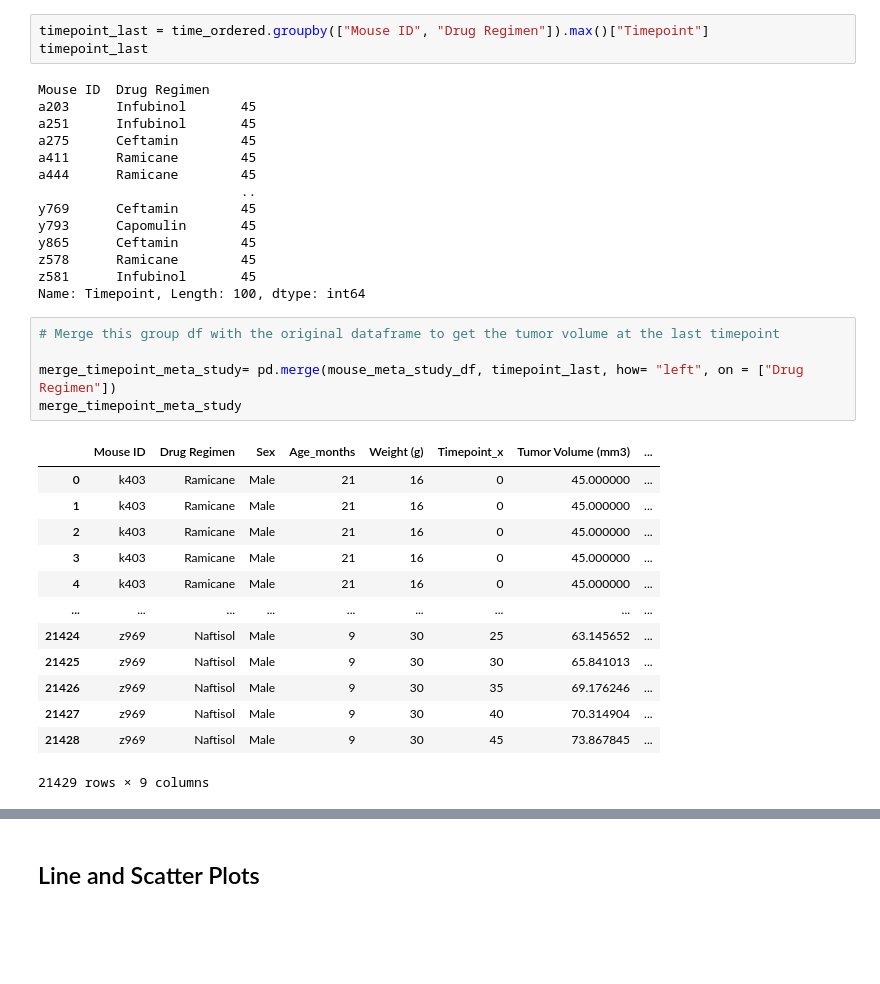
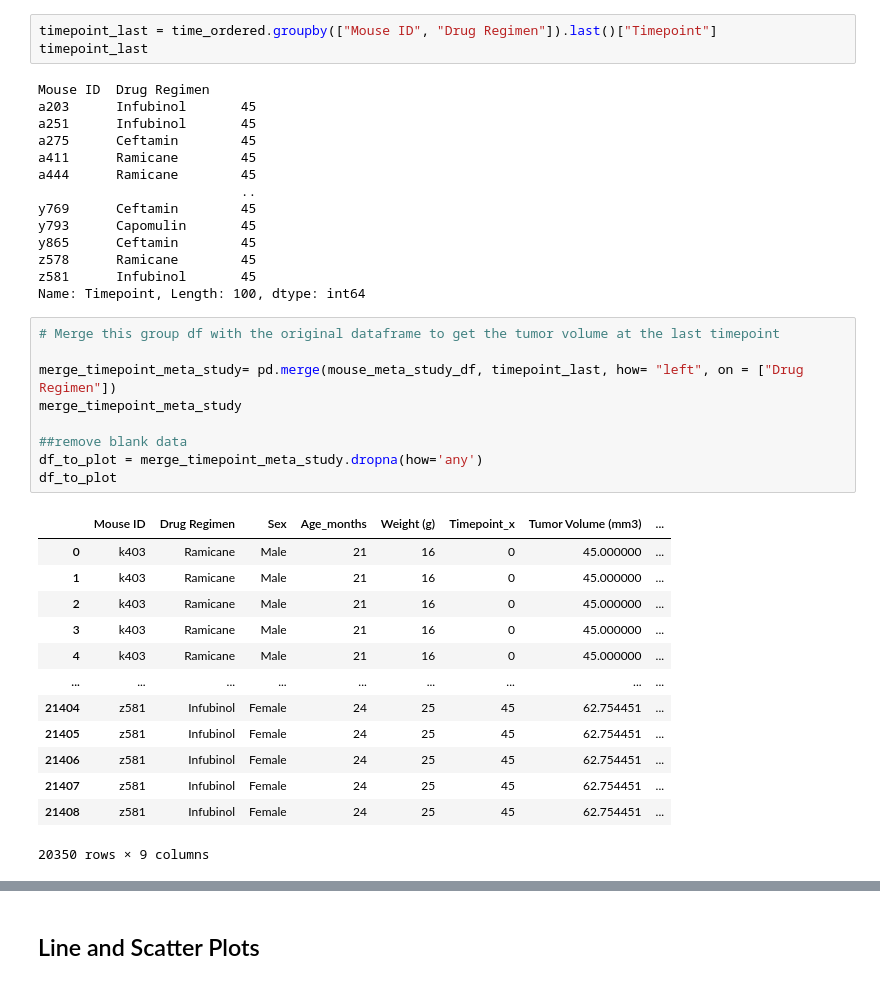
Before and after one commit to lstredler/MatPlotLib-challenge, a Jupyter notebook: pymaceuticals_starter.ipynb, the cells around one changed output, grey strips where cells are left out. Drawn from its saved outputs; the diff is of its cells as text; blank space fills up the shorter version.

```diff
--- a/pymaceuticals_starter.ipynb
+++ b/pymaceuticals_starter.ipynb
@@ -278,5 +278,5 @@ time_ordered
 # %%
-timepoint_last = time_ordered.groupby(["Mouse ID", "Drug Regimen"]).max()["Timepoint"]
+timepoint_last = time_ordered.groupby(["Mouse ID", "Drug Regimen"]).last()["Timepoint"]
 timepoint_last
 # %% [output]
 Mouse ID  Drug Regimen
@@ -295,19 +295,23 @@ Name: Timepoint, Length: 100, dtype: int64
 # %%
 # Merge this group df with the original dataframe to get the tumor volume at the last timepoint
 
 merge_timepoint_meta_study= pd.merge(mouse_meta_study_df, timepoint_last, how= "left", on = ["Drug Regimen"])
 merge_timepoint_meta_study
+
+##remove blank data
+df_to_plot = merge_timepoint_meta_study.dropna(how='any')
+df_to_plot
 # %% [output]
 |  | Mouse ID | Drug Regimen | Sex | Age_months | Weight (g) | Timepoint_x | Tumor Volume (mm3) | ... |
 | 0 | k403 | Ramicane | Male | 21 | 16 | 0 | 45.000000 | ... |
 | 1 | k403 | Ramicane | Male | 21 | 16 | 0 | 45.000000 | ... |
 | 2 | k403 | Ramicane | Male | 21 | 16 | 0 | 45.000000 | ... |
 | 3 | k403 | Ramicane | Male | 21 | 16 | 0 | 45.000000 | ... |
 | 4 | k403 | Ramicane | Male | 21 | 16 | 0 | 45.000000 | ... |
 | ... | ... | ... | ... | ... | ... | ... | ... | ... |
-| 21424 | z969 | Naftisol | Male | 9 | 30 | 25 | 63.145652 | ... |
-| 21425 | z969 | Naftisol | Male | 9 | 30 | 30 | 65.841013 | ... |
-| 21426 | z969 | Naftisol | Male | 9 | 30 | 35 | 69.176246 | ... |
-| 21427 | z969 | Naftisol | Male | 9 | 30 | 40 | 70.314904 | ... |
-| 21428 | z969 | Naftisol | Male | 9 | 30 | 45 | 73.867845 | ... |
+| 21404 | z581 | Infubinol | Female | 24 | 25 | 45 | 62.754451 | ... |
+| 21405 | z581 | Infubinol | Female | 24 | 25 | 45 | 62.754451 | ... |
+| 21406 | z581 | Infubinol | Female | 24 | 25 | 45 | 62.754451 | ... |
+| 21407 | z581 | Infubinol | Female | 24 | 25 | 45 | 62.754451 | ... |
+| 21408 | z581 | Infubinol | Female | 24 | 25 | 45 | 62.754451 | ... |
-21429 rows × 9 columns
+20350 rows × 9 columns
```
Also changed, not shown: parts of 14 cells of this notebook.
